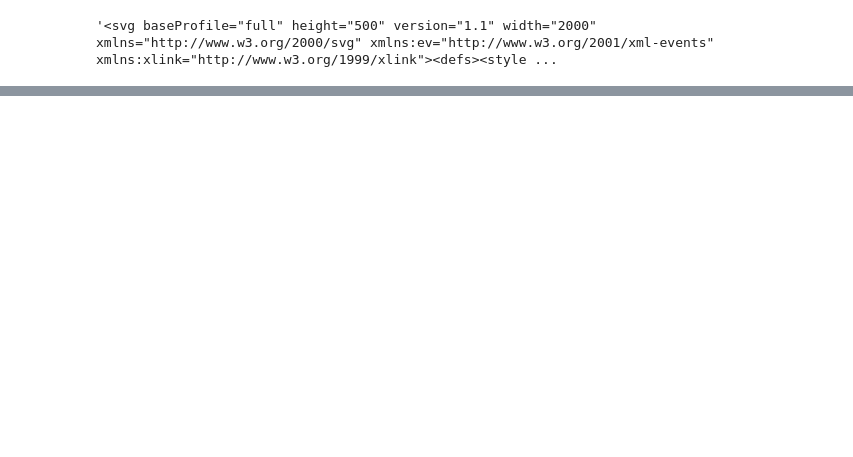
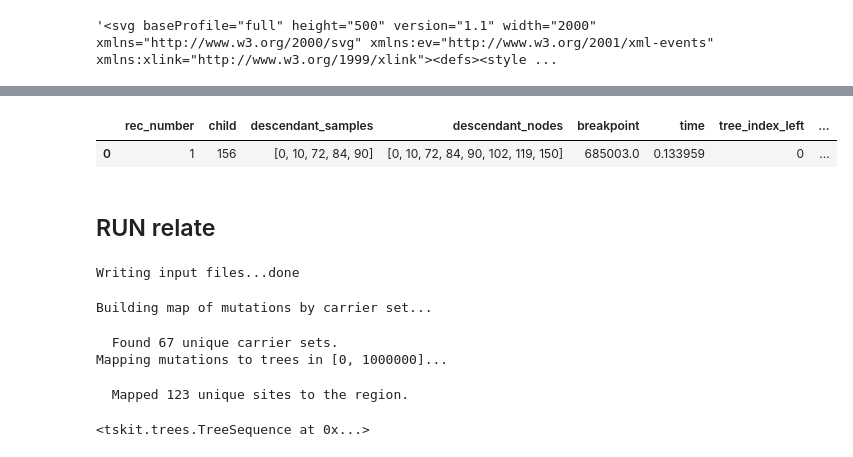
Before and after one commit to Bjarke-M/evolving_recombination_rate, a Jupyter notebook: incomp_test/relate_args.ipynb, the cells around one changed output, grey strips where cells are left out. Drawn from its saved outputs; the diff is of its cells as text; code cells hidden in the pictures; blank space fills up the shorter version.

```diff
--- a/incomp_test/relate_args.ipynb
+++ b/incomp_test/relate_args.ipynb
@@ -26,20 +101,36 @@ mts = add_mutations(ts)
+# %%
+df = get_incomp_site_position(mts, incomp_matrix, df)
+df
+# %% [output]
+|  | rec_number | child | descendant_samples | descendant_nodes | breakpoint | time | tree_index_left | ... |
+| 0 | 1 | 156 | [0, 10, 72, 84, 90] | [0, 10, 72, 84, 90, 102, 119, 150] | 685003.0 | 0.133959 | 0 | ... |
+# %% [markdown]
+## RUN relate
 # %%
 
 # 2. Run Relate on the full tree sequence
-relate_utils.run_relate(
-    ts,
-    recombination_rate=1e-8,
+run_relate(
+    mts,
+    recombination_rate=1e-7,
     mutation_rate=1.25e-8,
     Ne=50,            # diploid — converted to haploid internally
-    relate_loc="../",
+    relate_loc='../relate',
     filename="my_sim",
     threads=1,
     memory=16,
 )
+# %% [output]
+Writing input files...done
 # %%
 # 3. Map all mutations to the 10kb hotspot region + 5kb on each side,
-site_ids = relate_utils.map_mutations_to_region(ts, start_pos=490000, end_pos=510000)
-
-# 4. Build the genotype matrix
-genotype_matrix, site_positions = relate_utils.get_genotype_matrix(ts, site_ids)
-# genotype_matrix shape: (num_mapped_sites x num_samples)
+relate_ts = tskit.load('my_sim_relate.trees')
+site_ids = map_mutations_to_region(relate_ts, start_pos=0, end_pos=1000000)
+# %% [output]
+Building map of mutations by carrier set...
+  Found 67 unique carrier sets.
+Mapping mutations to trees in [0, 1000000]...
+  Mapped 123 unique sites to the region.
+# %%
+relate_ts
+# %% [output]
+<tskit.trees.TreeSequence at 0x...>
```
Also changed, not shown: parts of 19 cells of this notebook, 9 other files.
